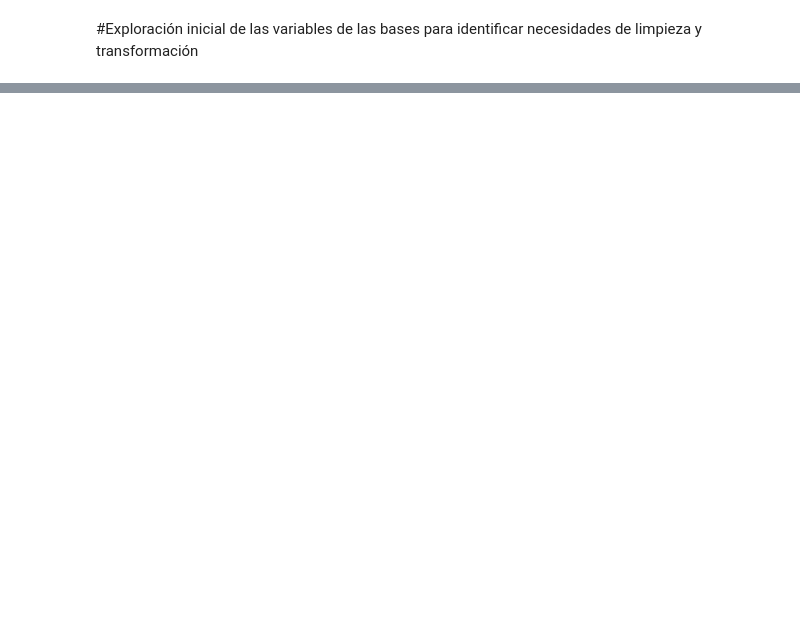
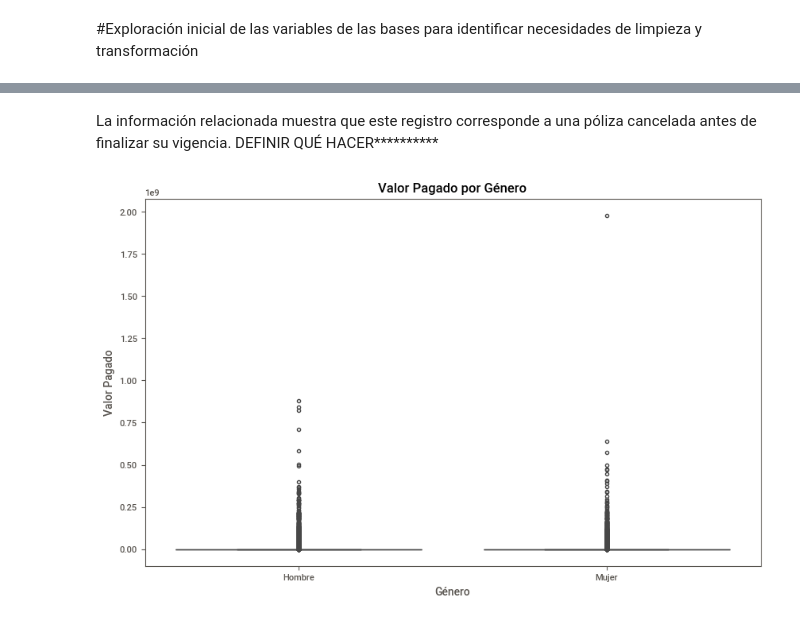
Before and after one commit to veronica1908/FINANZAS_E4_AIII, a Jupyter notebook: b_Limpieza_Transformacion_A_Exploratorio.ipynb, the cells around one changed output, grey strips where cells are left out. Cells and saved outputs as stored; diff of their text form; code cells hidden in the pictures; blank space fills up the shorter version.

```diff
--- a/b_Limpieza_Transformacion_A_Exploratorio.ipynb
+++ b/b_Limpieza_Transformacion_A_Exploratorio.ipynb
@@ -183,0 +523,13 @@ rgd.show_notebook()
+# %% [markdown]
+La información relacionada muestra que este registro corresponde a una póliza cancelada antes de finalizar su vigencia. DEFINIR QUÉ HACER**********
+# %%
+#Gráfico de dispersión con respecto a la variable género:
+plt.figure(figsize=(10, 6))
+sns.boxplot(x='Mujer', y='Valor_Pagado', data=base_final)
+plt.title('Valor Pagado por Género')
+plt.xlabel('Género')
+plt.ylabel('Valor Pagado')
+plt.xticks([0, 1], ['Hombre', 'Mujer'])
+plt.show()
+# %% [output]
+[figure, added]
```
Also changed, not shown: parts of 42 cells of this notebook.
